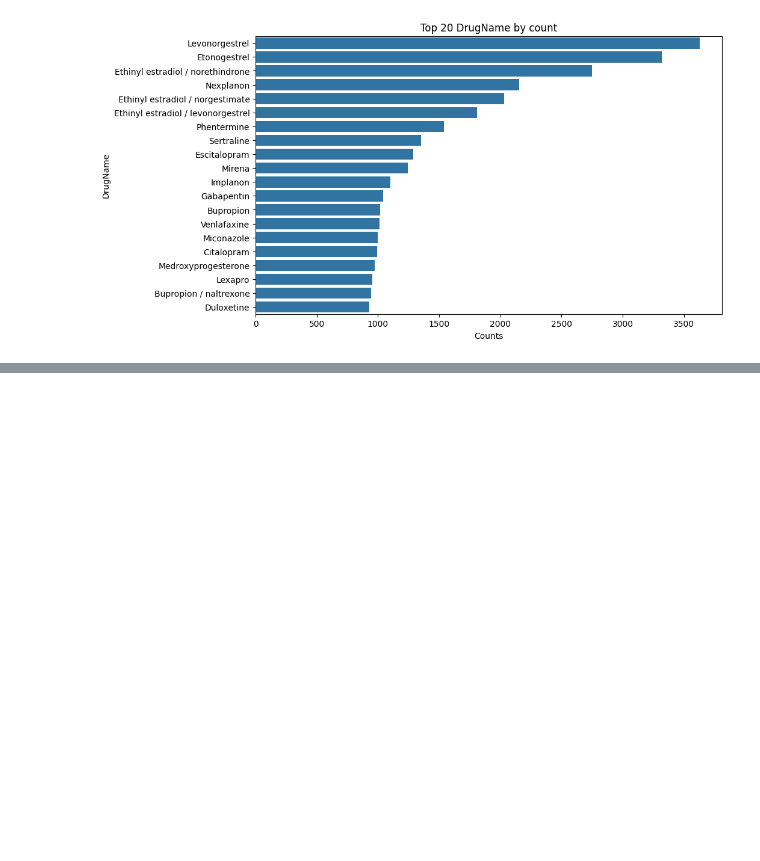
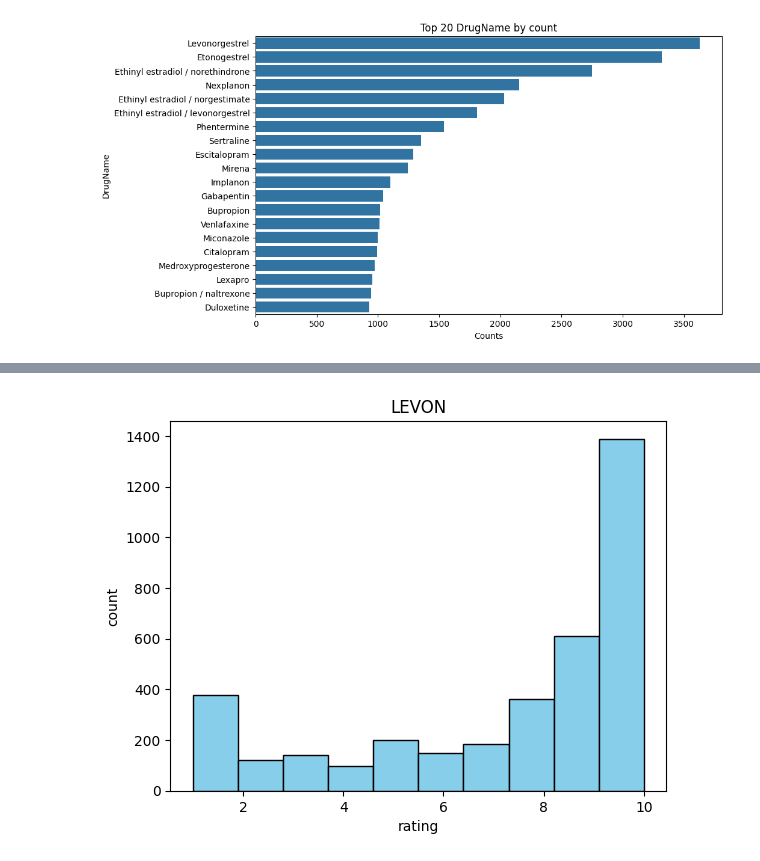
Before and after one commit to 2j0123/Drug-Review-Data-Predictions-Drug-Name, a Jupyter notebook: WASSUP_TEAM7_2.ipynb, the cells around one changed output, grey strips where cells are left out. Cells and saved outputs as stored; diff of their text form; code cells hidden in the pictures; blank space fills up the shorter version.

```diff
--- a/WASSUP_TEAM7_2.ipynb
+++ b/WASSUP_TEAM7_2.ipynb
@@ -182,0 +246,9 @@ plt.barplot(data = df, y = , x = df['drugName'].value_counts().index[:20])
+# %%
+le_data = df[df['drugName'] == 'Levonorgestrel']
+plt.hist(le_data['rating'], bins=10, color='skyblue', edgecolor='black')
+plt.xlabel('rating')
+plt.ylabel('count')
+plt.title('LEVON')
+plt.show()
+# %% [output]
+[figure, added]
```
Also changed, not shown: parts of 35 cells of this notebook.
